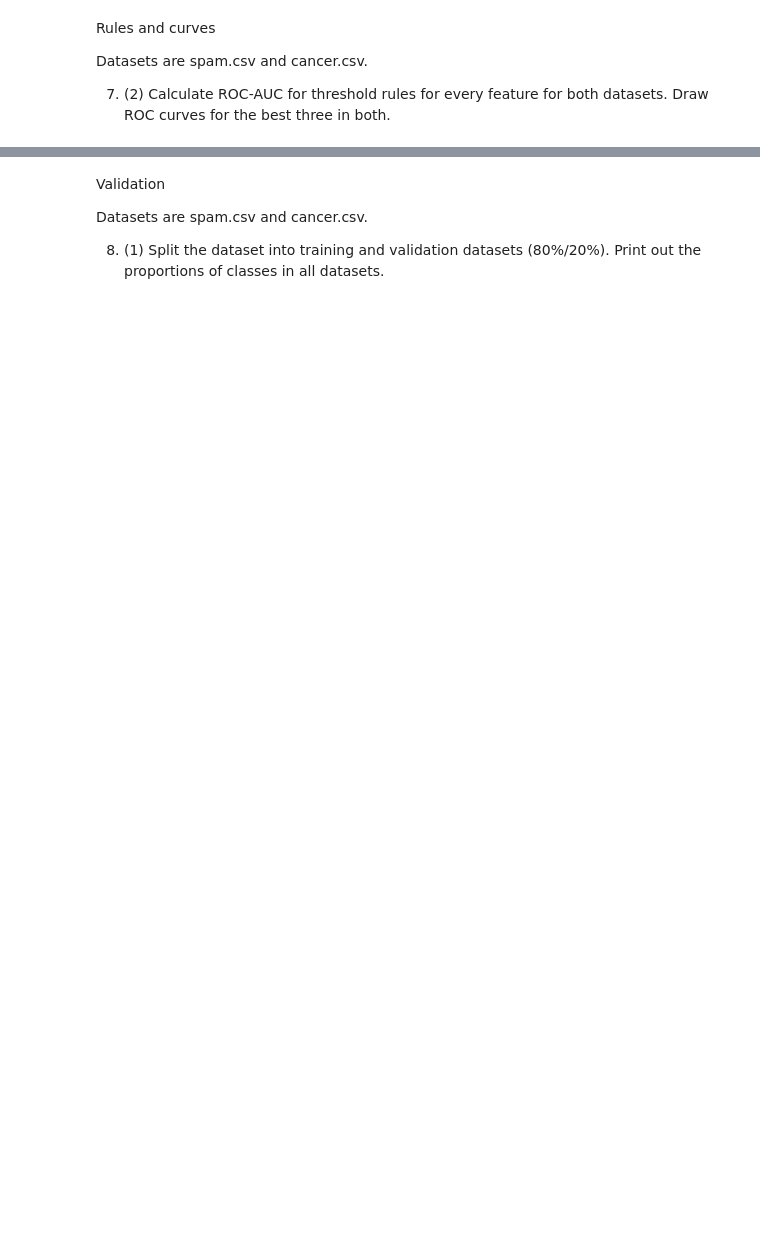
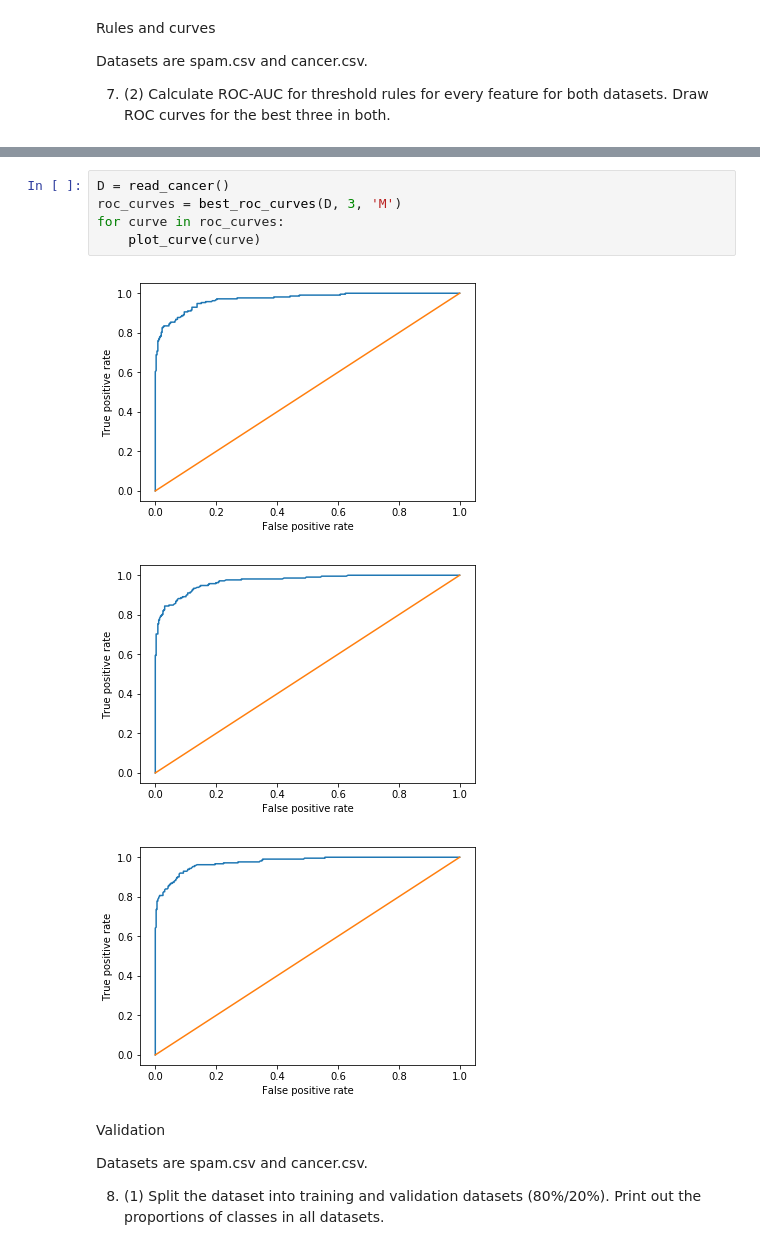
Before and after one commit to VadimFarutin/SPbAU, a Jupyter notebook: ML/hw01.ipynb, the cells around one changed output, grey strips where cells are left out. Drawn from its saved outputs; the diff is of its cells as text; blank space fills up the shorter version.

```diff
--- a/ML/hw01.ipynb
+++ b/ML/hw01.ipynb
@@ -349,3 +378,12 @@ Datasets are spam.csv and cancer.csv.
+# %%
+D = read_cancer()
+roc_curves = best_roc_curves(D, 3, 'M')
+for curve in roc_curves:
+    plot_curve(curve)
+# %% [output]
+[figure, added]
+[figure, added]
+[figure, added]
 # %% [markdown]
 Validation
 
```
Also changed, not shown: parts of 19 cells of this notebook.
